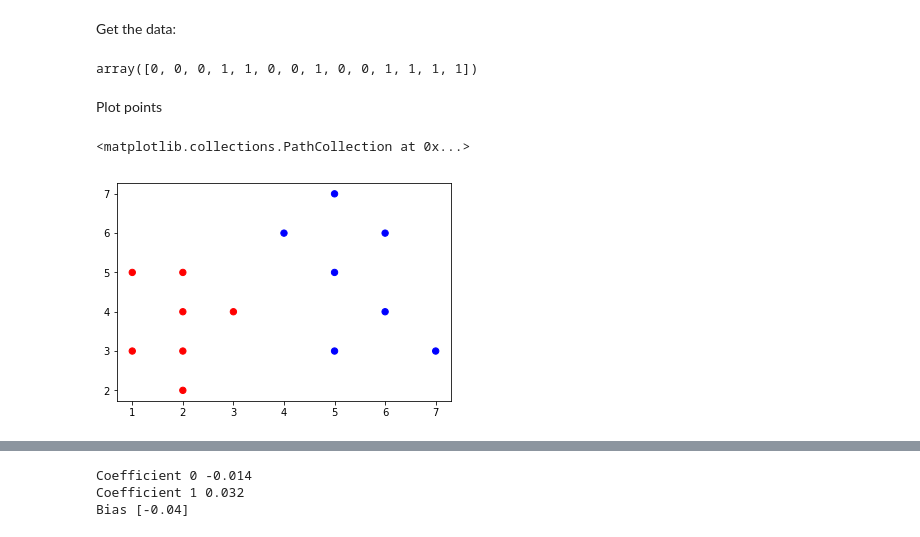
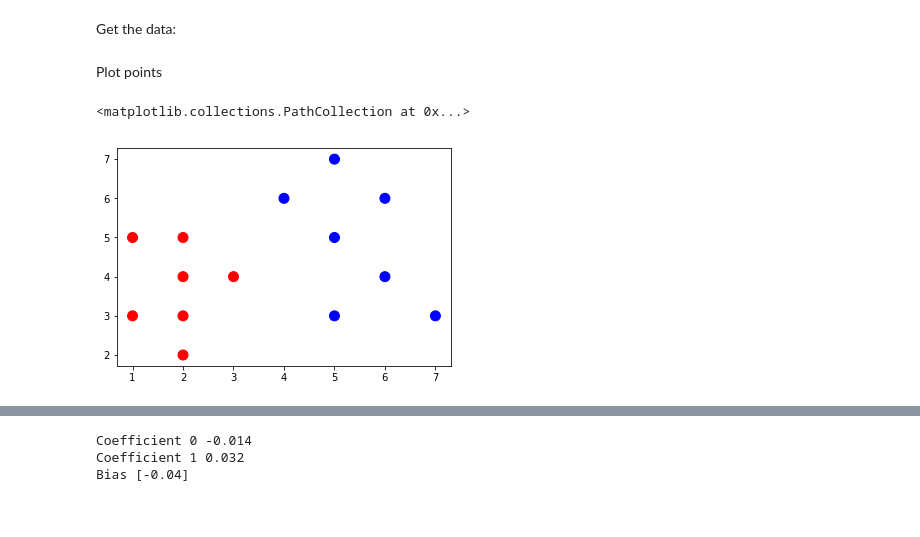
Before and after one commit to bas-deweerd/DAMI, a Jupyter notebook: Perceptron0.ipynb, the cells around one changed output, grey strips where cells are left out. Saved outputs shown, nothing was run; the diff lists cells and outputs as text; code cells hidden in the pictures.

```diff
--- a/Perceptron0.ipynb
+++ b/Perceptron0.ipynb
@@ -40,22 +40,29 @@ from sklearn.linear_model import perceptron
 Get the data:
 # %%
 # Data
-d = np.array([
-[2, 1, 2, 5, 7, 2, 3, 6, 1, 2, 5, 4, 6, 5],
-[2, 3, 3, 3, 3, 4, 4, 4, 5, 5, 5, 6, 6, 7]
+data = numpy.array([
+    [2, 1, 2, 5, 7, 2, 3, 6, 1, 2, 5, 4, 6, 5],
+    [2, 3, 3, 3, 3, 4, 4, 4, 5, 5, 5, 6, 6, 7]
 ])
 
 # Labels
-t = np.array([0, 0, 0, 1, 1, 0, 0, 1, 0, 0, 1, 1, 1, 1])
+labels = numpy.array([0, 0, 0, 1, 1, 0, 0, 1, 0, 0, 1, 1, 1, 1])
-# %% [output]
-array([0, 0, 0, 1, 1, 0, 0, 1, 0, 0, 1, 1, 1, 1])
 # %% [markdown]
 Plot points
-# %%
-colormap = np.array(['r', 'b'])
-plt.scatter(d[0], d[1], c=colormap[t], s=40)
-# %% [output]
-<matplotlib.collections.PathCollection at 0x...>
-[figure, removed]
+# %%
+colormap = numpy.array(['r', 'b'])
+# r = 0, b = 1
+
+#2,2 = red
+#1,3 = red
+#2,3 = red
+#5,3 = blue
+
+matplotlib.scatter(data[0], data[1], c=colormap[labels], s=100)
+
+#help(matplotlib.scatter)
+# %% [output]
+<matplotlib.collections.PathCollection at 0x...>
+[figure, added]
 # %%
 # rotate the data 270 degrees
```
Also changed, not shown: parts of 2 cells of this notebook, 10 other files.
